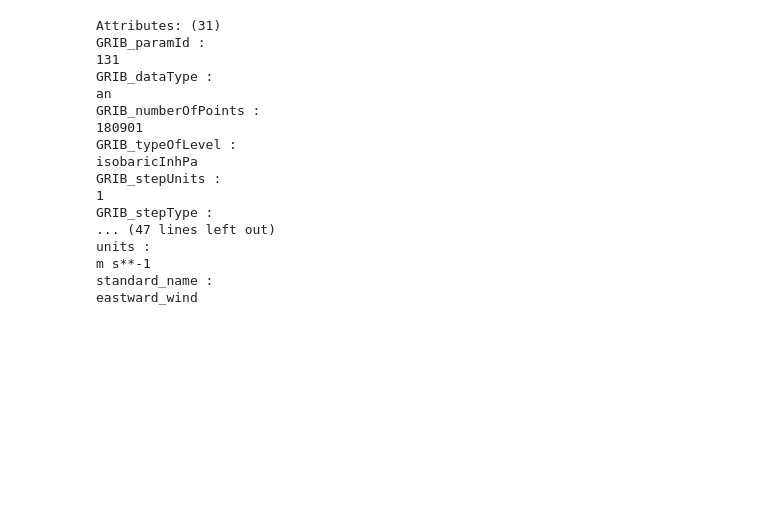
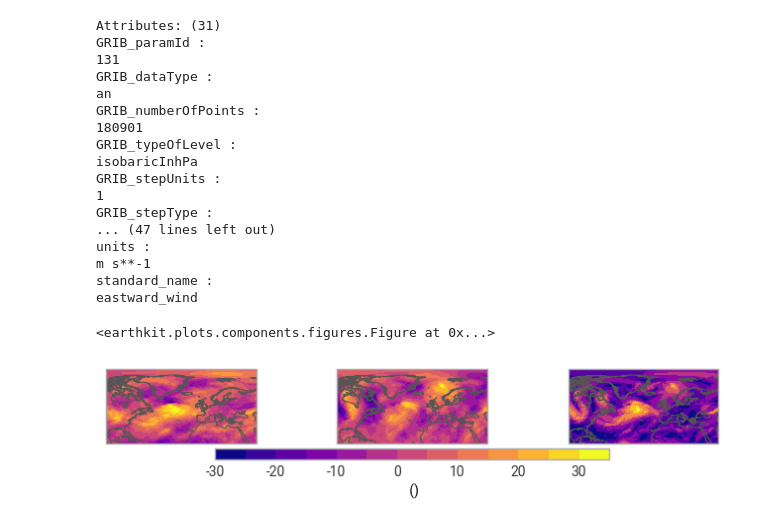
Before and after one commit to ecmwf-training/2026-earthkit-training, a Jupyter notebook: content/earthkit-meteo/ekm-1-wind.ipynb, the cells around one changed output. Cells and saved outputs as stored; diff of their text form; code cells hidden in the pictures; blank space fills up the shorter version.

Commit message:
Earthkit-meteo

```diff
--- a/content/earthkit-meteo/ekm-1-wind.ipynb
+++ b/content/earthkit-meteo/ekm-1-wind.ipynb
@@ -170,3 +170,15 @@ units :
 m s**-1
 standard_name :
 eastward_wind
+# %%
+# set metadata
+sp.attrs["standard_name"] = "wind_speed"
+sp = sp.rename("ws")
+# %%
+u = ds.u.sel(pressure_level=700, valid_time="2016-09-26T12")
+v = ds.v.sel(pressure_level=700, valid_time="2016-09-26T12")
+sp1 = sp.sel(pressure_level=700, valid_time="2016-09-26T12")
+ekp.geo.plot(u, v, sp1)
+# %% [output]
+<earthkit.plots.components.figures.Figure at 0x...>
+[figure, added]
```
Also changed, not shown: 1 other file.
